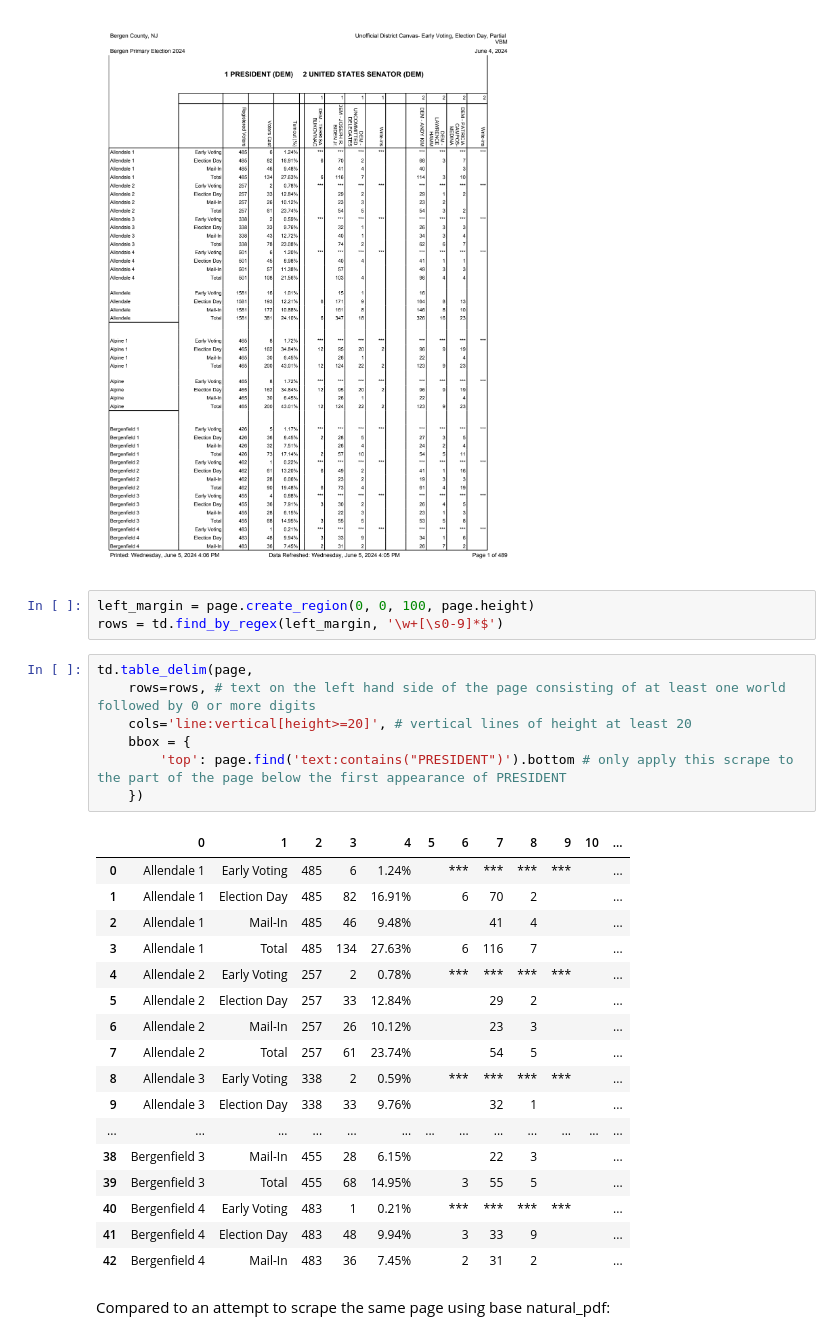
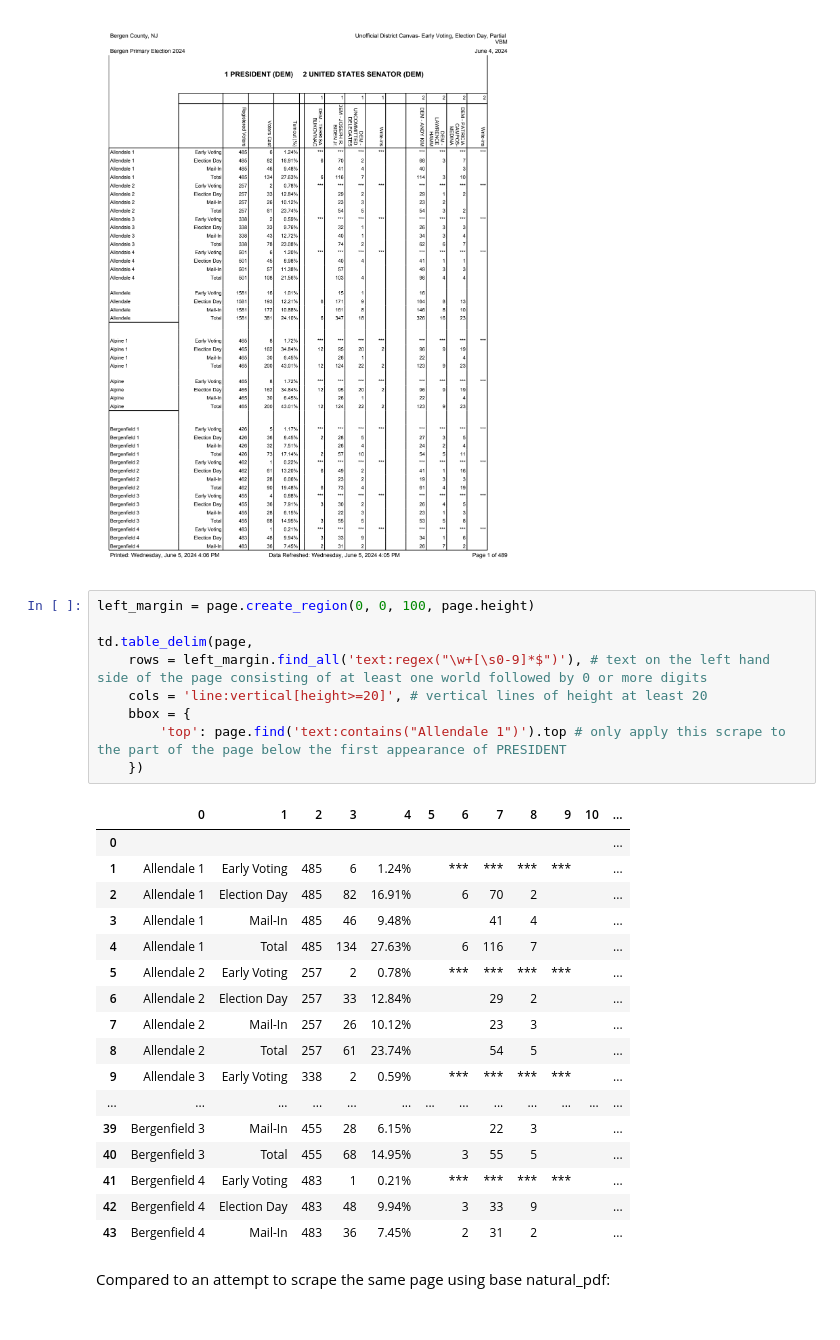
Before and after one commit to declanrjb/naturalpdf-table-delim, a Jupyter notebook: README.ipynb, the cells around one changed output. Saved outputs shown, nothing was run; the diff lists cells and outputs as text.

Commit message:
update readme for regex extract syntax

```diff
--- a/README.ipynb
+++ b/README.ipynb
@@ -33,34 +33,33 @@ page = pdf.pages[0]
 page.show()
 # %% [output]
 [figure]
-# %%
-left_margin = page.create_region(0, 0, 100, page.height)
-rows = td.find_by_regex(left_margin, '\w+[\s0-9]*$')
 # %%
+left_margin = page.create_region(0, 0, 100, page.height)
+
 td.table_delim(page,
-    rows=rows, # text on the left hand side of the page consisting of at least one world followed by 0 or more digits
-    cols='line:vertical[height>=20]', # vertical lines of height at least 20
+    rows = left_margin.find_all('text:regex("\w+[\s0-9]*$")'), # text on the left hand side of the page consisting of at least one world followed by 0 or more digits
+    cols = 'line:vertical[height>=20]', # vertical lines of height at least 20
     bbox = {
-        'top': page.find('text:contains("PRESIDENT")').bottom # only apply this scrape to the part of the page below the first appearance of PRESIDENT
+        'top': page.find('text:contains("Allendale 1")').top # only apply this scrape to the part of the page below the first appearance of PRESIDENT
     })
 # %% [output]
 |  | 0 | 1 | 2 | 3 | 4 | 5 | 6 | 7 | 8 | 9 | 10 | ... |
-| 0 | Allendale 1 | Early Voting | 485 | 6 | 1.24% |  | *** | *** | *** | *** |  | ... |
-| 1 | Allendale 1 | Election Day | 485 | 82 | 16.91% |  | 6 | 70 | 2 |  |  | ... |
-| 2 | Allendale 1 | Mail-In | 485 | 46 | 9.48% |  |  | 41 | 4 |  |  | ... |
-| 3 | Allendale 1 | Total | 485 | 134 | 27.63% |  | 6 | 116 | 7 |  |  | ... |
-| 4 | Allendale 2 | Early Voting | 257 | 2 | 0.78% |  | *** | *** | *** | *** |  | ... |
-| 5 | Allendale 2 | Election Day | 257 | 33 | 12.84% |  |  | 29 | 2 |  |  | ... |
-| 6 | Allendale 2 | Mail-In | 257 | 26 | 10.12% |  |  | 23 | 3 |  |  | ... |
-| 7 | Allendale 2 | Total | 257 | 61 | 23.74% |  |  | 54 | 5 |  |  | ... |
-| 8 | Allendale 3 | Early Voting | 338 | 2 | 0.59% |  | *** | *** | *** | *** |  | ... |
-| 9 | Allendale 3 | Election Day | 338 | 33 | 9.76% |  |  | 32 | 1 |  |  | ... |
+| 0 |  |  |  |  |  |  |  |  |  |  |  | ... |
+| 1 | Allendale 1 | Early Voting | 485 | 6 | 1.24% |  | *** | *** | *** | *** |  | ... |
+| 2 | Allendale 1 | Election Day | 485 | 82 | 16.91% |  | 6 | 70 | 2 |  |  | ... |
+| 3 | Allendale 1 | Mail-In | 485 | 46 | 9.48% |  |  | 41 | 4 |  |  | ... |
+| 4 | Allendale 1 | Total | 485 | 134 | 27.63% |  | 6 | 116 | 7 |  |  | ... |
+| 5 | Allendale 2 | Early Voting | 257 | 2 | 0.78% |  | *** | *** | *** | *** |  | ... |
+| 6 | Allendale 2 | Election Day | 257 | 33 | 12.84% |  |  | 29 | 2 |  |  | ... |
+| 7 | Allendale 2 | Mail-In | 257 | 26 | 10.12% |  |  | 23 | 3 |  |  | ... |
+| 8 | Allendale 2 | Total | 257 | 61 | 23.74% |  |  | 54 | 5 |  |  | ... |
+| 9 | Allendale 3 | Early Voting | 338 | 2 | 0.59% |  | *** | *** | *** | *** |  | ... |
 | ... | ... | ... | ... | ... | ... | ... | ... | ... | ... | ... | ... | ... |
-| 38 | Bergenfield 3 | Mail-In | 455 | 28 | 6.15% |  |  | 22 | 3 |  |  | ... |
-| 39 | Bergenfield 3 | Total | 455 | 68 | 14.95% |  | 3 | 55 | 5 |  |  | ... |
-| 40 | Bergenfield 4 | Early Voting | 483 | 1 | 0.21% |  | *** | *** | *** | *** |  | ... |
-| 41 | Bergenfield 4 | Election Day | 483 | 48 | 9.94% |  | 3 | 33 | 9 |  |  | ... |
-| 42 | Bergenfield 4 | Mail-In | 483 | 36 | 7.45% |  | 2 | 31 | 2 |  |  | ... |
+| 39 | Bergenfield 3 | Mail-In | 455 | 28 | 6.15% |  |  | 22 | 3 |  |  | ... |
+| 40 | Bergenfield 3 | Total | 455 | 68 | 14.95% |  | 3 | 55 | 5 |  |  | ... |
+| 41 | Bergenfield 4 | Early Voting | 483 | 1 | 0.21% |  | *** | *** | *** | *** |  | ... |
+| 42 | Bergenfield 4 | Election Day | 483 | 48 | 9.94% |  | 3 | 33 | 9 |  |  | ... |
+| 43 | Bergenfield 4 | Mail-In | 483 | 36 | 7.45% |  | 2 | 31 | 2 |  |  | ... |
 # %% [markdown]
 Compared to an attempt to scrape the same page using base natural_pdf:
 # %%
```
Also changed, not shown: 3 other files.
